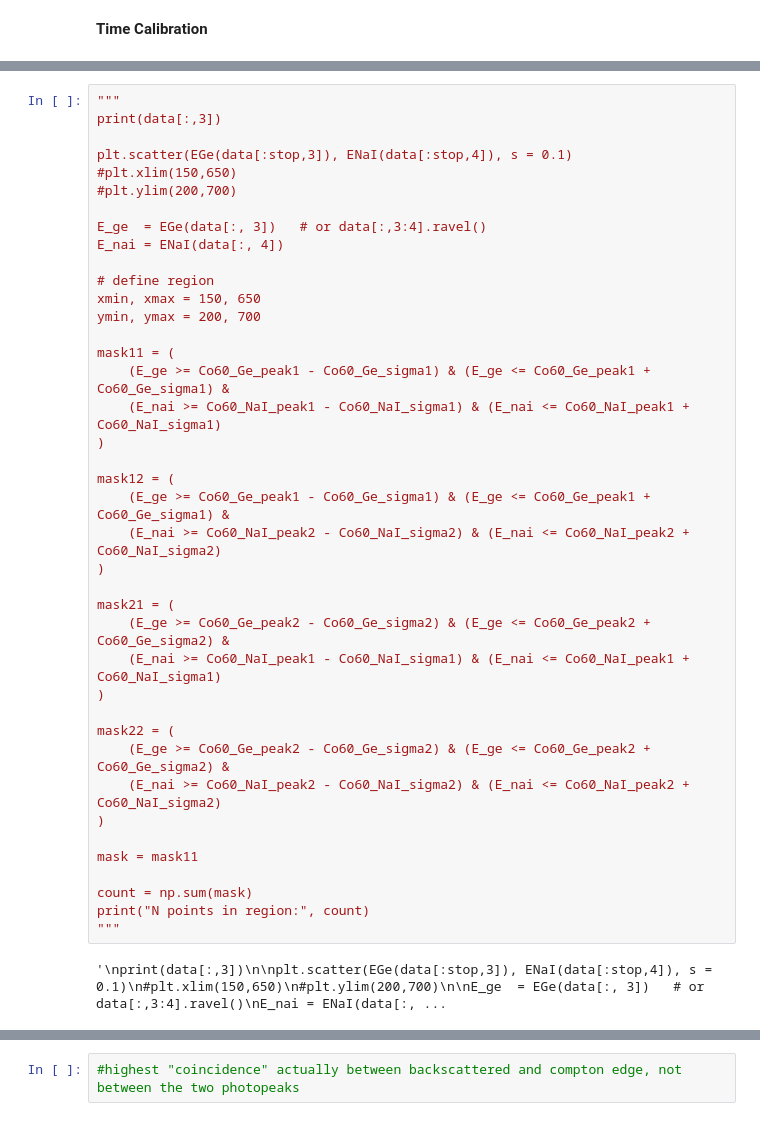
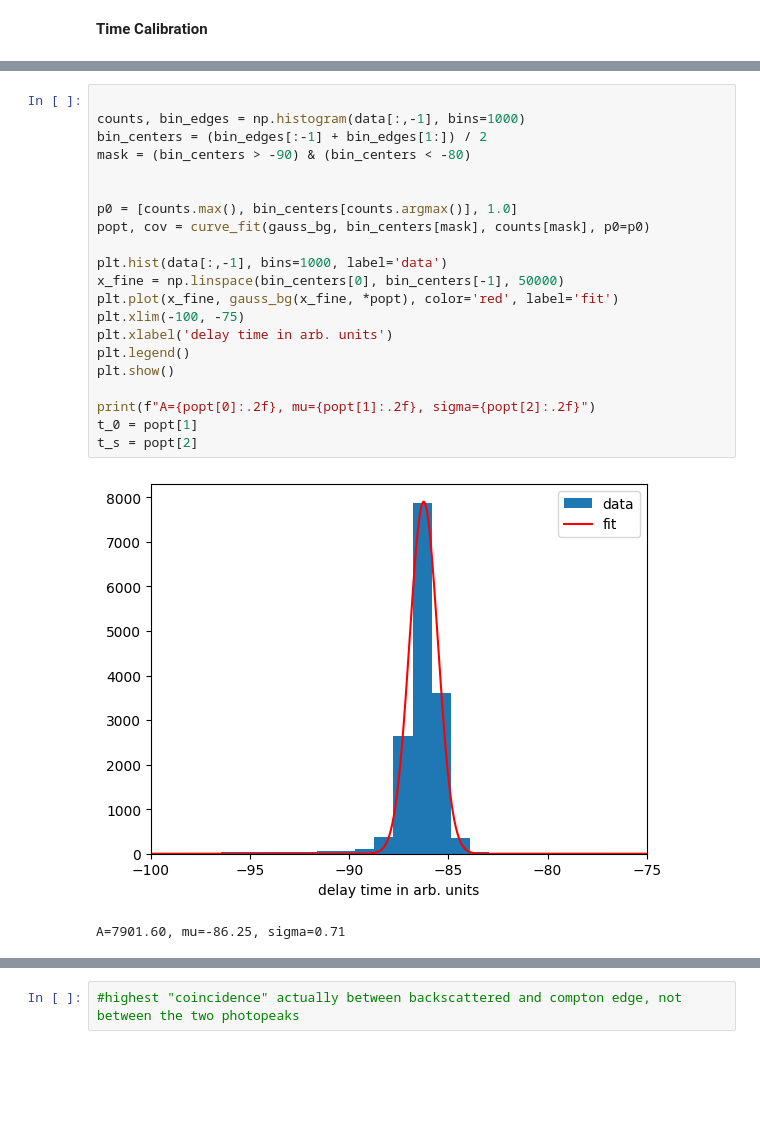
Before and after one commit to thexwon/P4, a Jupyter notebook: Gamma Coincidence Spectroscopy/gamma_code.ipynb, the cells around one changed output, grey strips where cells are left out. Drawn from its saved outputs; the diff is of its cells as text; blank space fills up the shorter version.

```diff
--- a/Gamma Coincidence Spectroscopy/gamma_code.ipynb
+++ b/Gamma Coincidence Spectroscopy/gamma_code.ipynb
@@ -477,45 +468,27 @@ print(Co60_Ge_sigma1)
 # %%
-"""
-print(data[:,3])
 
-plt.scatter(EGe(data[:stop,3]), ENaI(data[:stop,4]), s = 0.1)
-#plt.xlim(150,650)
-#plt.ylim(200,700)
+counts, bin_edges = np.histogram(data[:,-1], bins=1000)
+bin_centers = (bin_edges[:-1] + bin_edges[1:]) / 2
+mask = (bin_centers > -90) & (bin_centers < -80)
 
-E_ge  = EGe(data[:, 3])   # or data[:,3:4].ravel()
-E_nai = ENaI(data[:, 4])
 
-# define region
-xmin, xmax = 150, 650
-ymin, ymax = 200, 700
+p0 = [counts.max(), bin_centers[counts.argmax()], 1.0]
+popt, cov = curve_fit(gauss_bg, bin_centers[mask], counts[mask], p0=p0)
 
-mask11 = (
-    (E_ge >= Co60_Ge_peak1 - Co60_Ge_sigma1) & (E_ge <= Co60_Ge_peak1 + Co60_Ge_sigma1) &
-    (E_nai >= Co60_NaI_peak1 - Co60_NaI_sigma1) & (E_nai <= Co60_NaI_peak1 + Co60_NaI_sigma1)
-)
+plt.hist(data[:,-1], bins=1000, label='data')
+x_fine = np.linspace(bin_centers[0], bin_centers[-1], 50000)
+plt.plot(x_fine, gauss_bg(x_fine, *popt), color='red', label='fit')
+plt.xlim(-100, -75)
+plt.xlabel('delay time in arb. units')
+plt.legend()
+plt.show()
 
-mask12 = (
-    (E_ge >= Co60_Ge_peak1 - Co60_Ge_sigma1) & (E_ge <= Co60_Ge_peak1 + Co60_Ge_sigma1) &
-    (E_nai >= Co60_NaI_peak2 - Co60_NaI_sigma2) & (E_nai <= Co60_NaI_peak2 + Co60_NaI_sigma2)
-)
-
-mask21 = (
-    (E_ge >= Co60_Ge_peak2 - Co60_Ge_sigma2) & (E_ge <= Co60_Ge_peak2 + Co60_Ge_sigma2) &
-    (E_nai >= Co60_NaI_peak1 - Co60_NaI_sigma1) & (E_nai <= Co60_NaI_peak1 + Co60_NaI_sigma1)
-)
-
-mask22 = (
-    (E_ge >= Co60_Ge_peak2 - Co60_Ge_sigma2) & (E_ge <= Co60_Ge_peak2 + Co60_Ge_sigma2) &
-    (E_nai >= Co60_NaI_peak2 - Co60_NaI_sigma2) & (E_nai <= Co60_NaI_peak2 + Co60_NaI_sigma2)
-)
-
-mask = mask11
-
-count = np.sum(mask)
-print("N points in region:", count)
-"""
+print(f"A={popt[0]:.2f}, mu={popt[1]:.2f}, sigma={popt[2]:.2f}")
+t_0 = popt[1]
+t_s = popt[2]
 # %% [output]
+[figure, added]
-'\nprint(data[:,3])\n\nplt.scatter(EGe(data[:stop,3]), ENaI(data[:stop,4]), s = 0.1)\n#plt.xlim(150,650)\n#plt.ylim(200,700)\n\nE_ge  = EGe(data[:, 3])   # or data[:,3:4].ravel()\nE_nai = ENaI(data[:, ...
+A=7901.60, mu=-86.25, sigma=0.71
 # %%
 data = np.genfromtxt(
     'data/Co60_coincidence/coincidences.csv',
```
Also changed, not shown: parts of 4 cells of this notebook, 1 other file.
